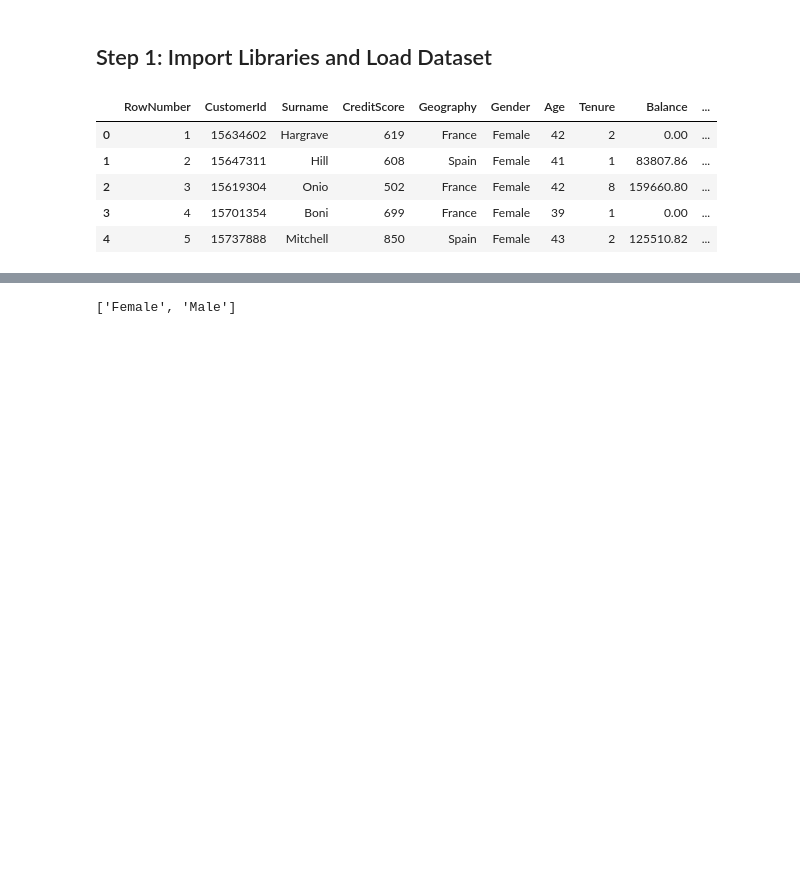
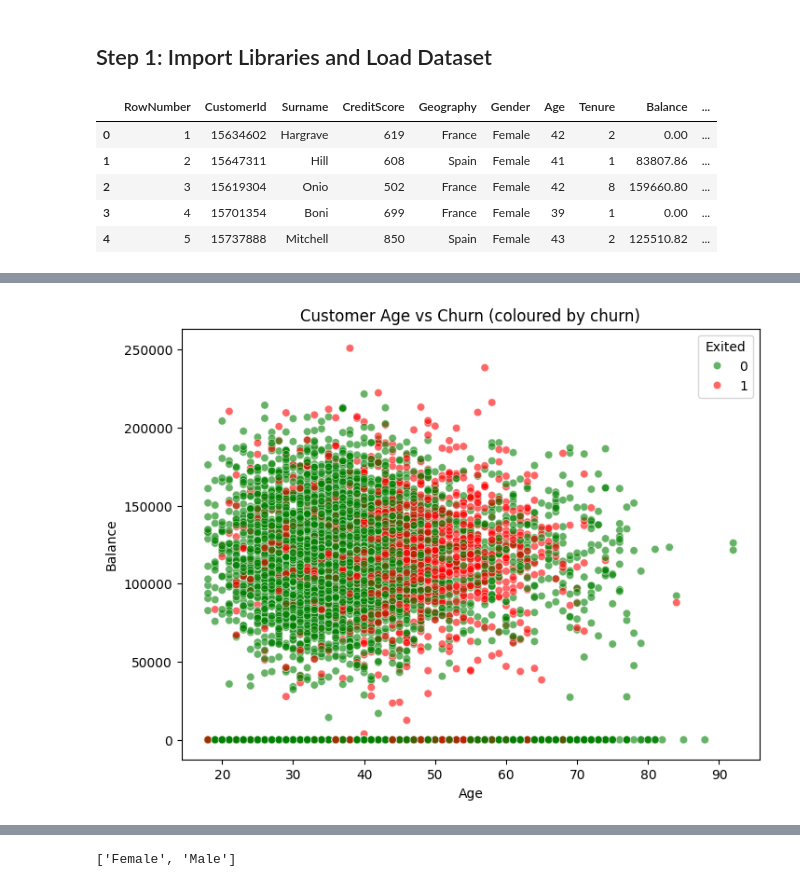
Before and after one commit to Student-cmd-art/ANN-Classification-Churn, a Jupyter notebook: annproject.ipynb, the cells around one changed output, grey strips where cells are left out. Saved outputs shown, nothing was run; the diff lists cells and outputs as text; code cells hidden in the pictures; blank space fills up the shorter version.

```diff
--- a/annproject.ipynb
+++ b/annproject.ipynb
@@ -32,0 +46,8 @@ We remove irrelevant columns, encode categorical variables, and scale numerical
+# %%
+plt.figure(figsize=(8,6))
+sns.scatterplot(data=data, x='Age', y='Balance', hue='Exited', palette={0: 'green', 1: 'red'}, alpha=0.6)
+plt.title('Customer Age vs Churn (coloured by churn)')
+plt.ylabel('Balance')
+plt.show()
+# %% [output]
+[figure, added]
```
Also changed, not shown: parts of 16 cells of this notebook, 1 other file.
